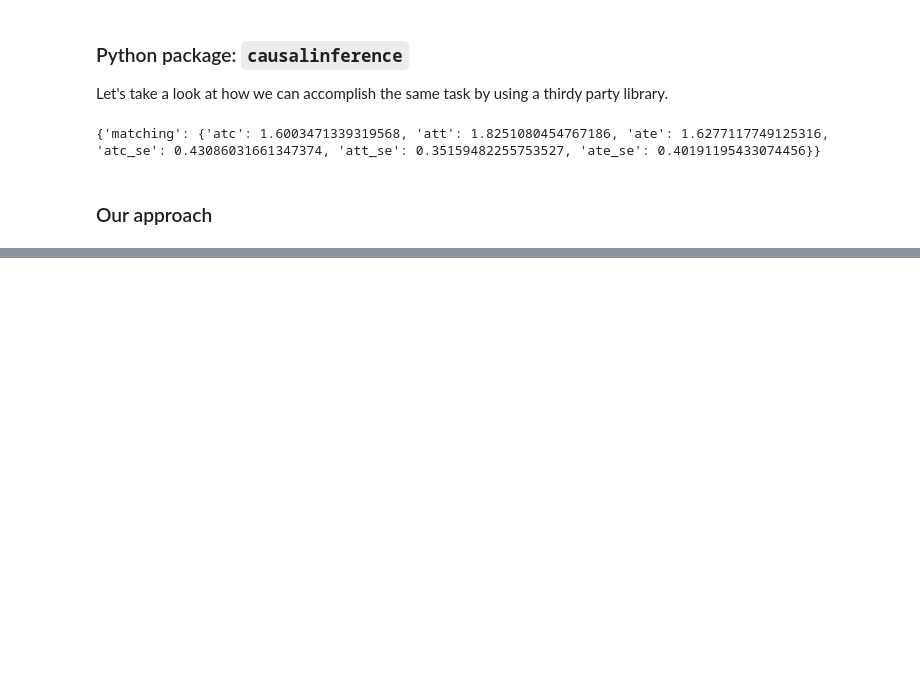
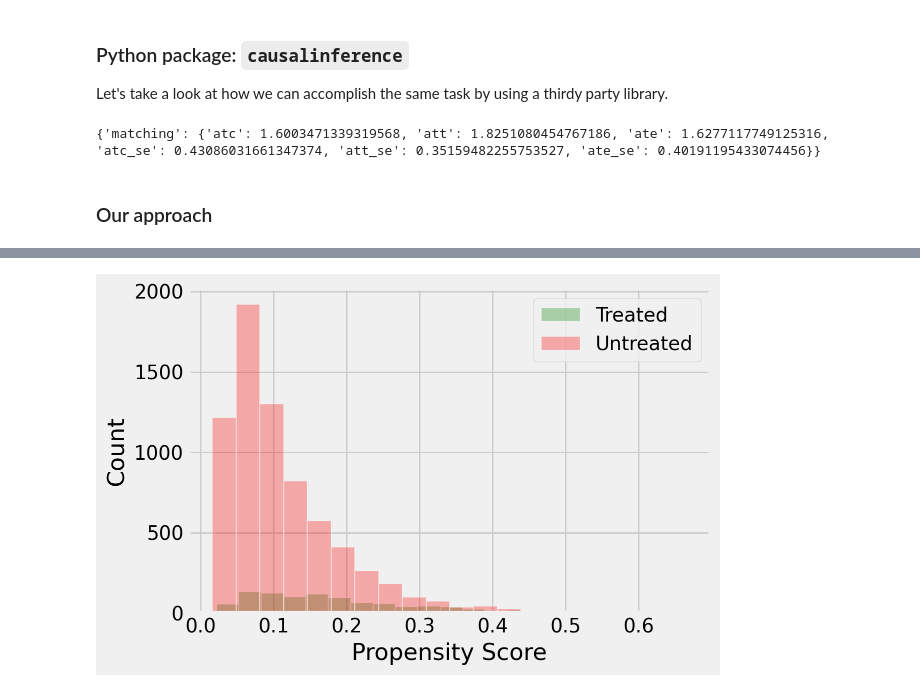
Before and after one commit to gfluz94/causal-inference, a Jupyter notebook: examples/03. ATE with Propensity Score Matching.ipynb, the cells around one changed output, grey strips where cells are left out. Drawn from its saved outputs; the diff is of its cells as text; code cells hidden in the pictures; blank space fills up the shorter version.

```diff
--- a/examples/03. ATE with Propensity Score Matching.ipynb
+++ b/examples/03. ATE with Propensity Score Matching.ipynb
@@ -249,10 +247,12 @@ ZipImportError: bad local file header: '/Users/gfluz94/.causal-inference/lib/pyt
 # %%
 m = MatchingEstimator(
     data=df,
     outcome=Y,
     treatment=T,
     numerical_covariates=["age"],
     categorical_covariates=[c for c in X if c!="age"],
     logistic_regression_regularization=1e6,
 )
-m.fit()
+m.fit(check_distributions=True)
+# %% [output]
+[figure, added]
```
Also changed, not shown: parts of 4 cells of this notebook.
